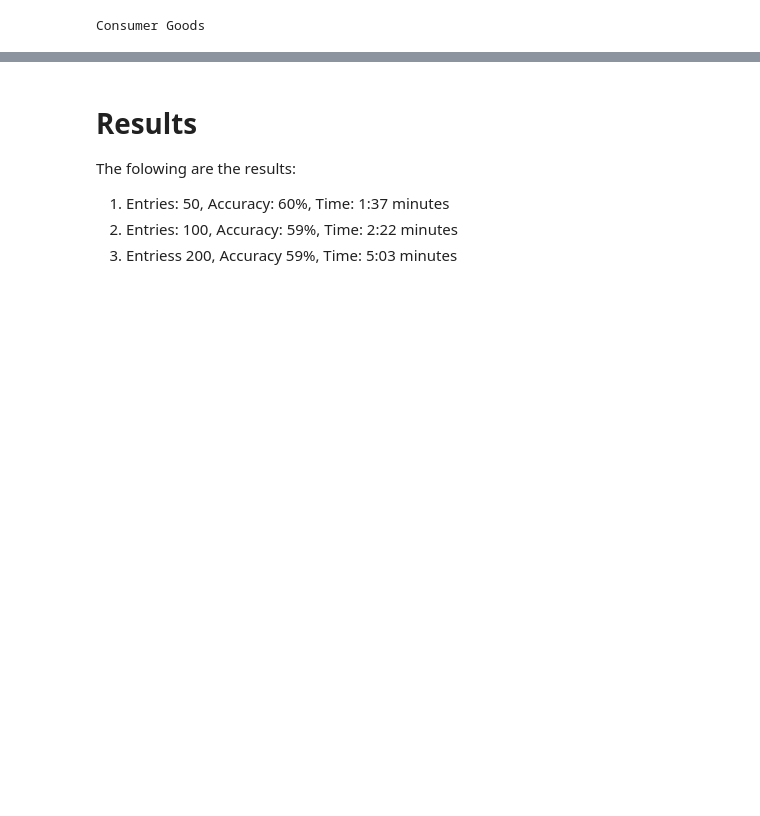
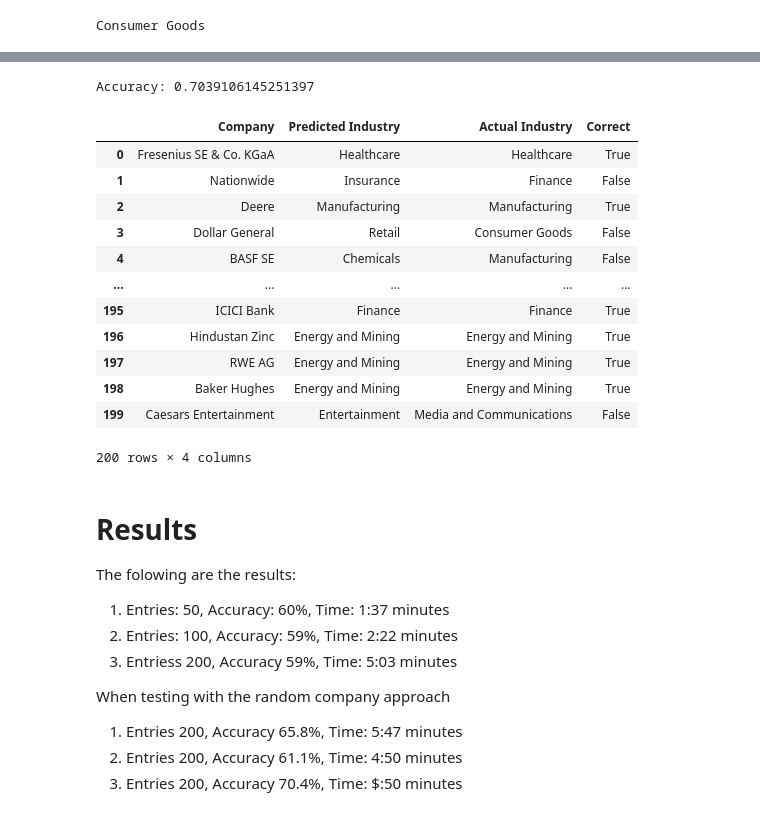
Before and after one commit to mzampieri19/real-salary, a Jupyter notebook: analysis.ipynb, the cells around one changed output, grey strips where cells are left out. Drawn from its saved outputs; the diff is of its cells as text; code cells hidden in the pictures; blank space fills up the shorter version.

Commit message:
new accuracy tests

```diff
--- a/analysis.ipynb
+++ b/analysis.ipynb
@@ -337,6 +337,24 @@ sector_mapping["Restaurants"] = "Recreation and Travel"
 sector_mapping["Services"] = "Coorporate Services"
 sector_mapping["Utilities"] = "Energy and Mining"
 
+
+sector_mapping["Construction/Infrastructure"] = "Construction"
+sector_mapping["Consumer Goods"] = "Consumer Goods"
+sector_mapping["Data and Analytics"] = "Software and IT Services"
+sector_mapping["Energy"] = "Energy and Mining"
+sector_mapping["Energy/Infrastructure"] = "Energy and Mining"
+sector_mapping["Energy/Oil and Gas"] = "Energy and Mining"
+sector_mapping["Entertainment/Media Streaming"] = "Media and Communications"
+sector_mapping["Fertilizers"] = "Manufacturing"
+sector_mapping["Food and Beverage"] = "Consumer Goods"
+sector_mapping["Healthcare"] = "Healthcare"
+sector_mapping["Manufacturing/Building Systems"] = "Manufacturing"
+sector_mapping["Real Estate/Logistics"] = "Real Estate"
+sector_mapping["Retail/Home Improvement"] = "Retail"
+sector_mapping["Specialty Chemicals"] = "Manufacturing"
+sector_mapping["Transportation/Infrastructure"] = "Transportation and Logistics"
+sector_mapping["Travel and Booking"] = "Recreation and Travel"
+
 sum = 0
 for key, value in sector_mapping.items():
     if value not in real_salary_sectors:
@@ -409,12 +427,3 @@ reponse_industry = getIndustry("Apple")
 print(reponse_industry)
 # %% [output]
 Consumer Goods
-# %%
-test_size = 200
-# %%
-companies = df_filtered_country['Company']
-predicted_industries = []
-for company in companies[:test_size]:
-    predicted_industry = getIndustry(company)
-    predicted_industries.append(predicted_industry)
-    print(f"{company} -> {predicted_industry}")
@@ -466,0 +443,4 @@ df_comparison
+# %%
+test_sizes = [300]
+times = []
+accuracies = []
@@ -467,3 +505,31 @@ df_comparison
+# %%
+df_comparison = pd.DataFrame()
+df_comparison["Company"] = random_companies
+df_comparison["Predicted Industry"] = industries
+df_comparison["Actual Industry"] = actual_industries
+
+# Compare the predicted industries with the actual industries
+df_comparison["Correct"] = df_comparison["Predicted Industry"] == df_comparison["Actual Industry"]
+
+# Count the number of correct predictions
+correct_predictions = df_comparison["Correct"].sum()
+print(f"Accuracy: {correct_predictions/len(companies)}")
+df_comparison
+# %% [output]
+Accuracy: 0.7039106145251397
+|  | Company | Predicted Industry | Actual Industry | Correct |
+| 0 | Fresenius SE & Co. KGaA | Healthcare | Healthcare | True |
+| 1 | Nationwide | Insurance | Finance | False |
+| 2 | Deere | Manufacturing | Manufacturing | True |
+| 3 | Dollar General | Retail | Consumer Goods | False |
+| 4 | BASF SE | Chemicals | Manufacturing | False |
+| ... | ... | ... | ... | ... |
+| 195 | ICICI Bank | Finance | Finance | True |
+| 196 | Hindustan Zinc | Energy and Mining | Energy and Mining | True |
+| 197 | RWE AG | Energy and Mining | Energy and Mining | True |
+| 198 | Baker Hughes | Energy and Mining | Energy and Mining | True |
+| 199 | Caesars Entertainment | Entertainment | Media and Communications | False |
+200 rows × 4 columns
 # %% [markdown]
 # Results
 
@@ -472,3 +538,9 @@ The folowing are the results:
 1. Entries: 50, Accuracy: 60%, Time: 1:37 minutes
 2. Entries: 100, Accuracy: 59%, Time: 2:22 minutes
 3. Entriess 200, Accuracy 59%, Time: 5:03 minutes
+
+When testing with the random company approach
+
+1. Entries 200, Accuracy 65.8%, Time: 5:47 minutes
+2. Entries 200, Accuracy 61.1%, Time: 4:50 minutes
+3. Entries 200, Accuracy 70.4%, Time: $:50 minutes
```
Also changed, not shown: parts of 19 cells of this notebook, 2 other files.
